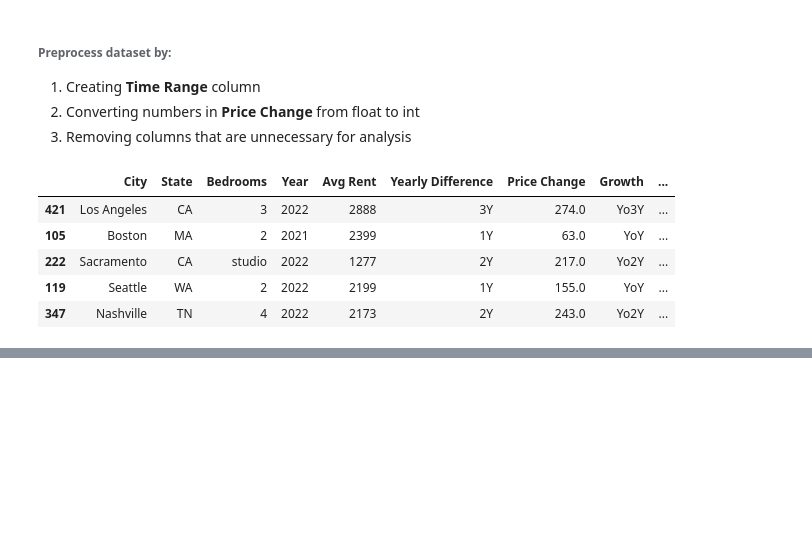
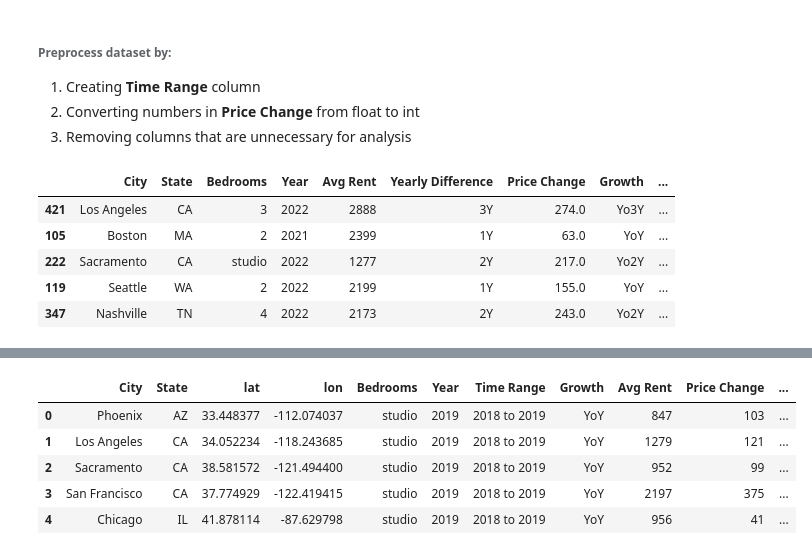
Before and after one commit to Keren-Neeq/DS4A-Team1, a Jupyter notebook: notebooks/hud_preprocessing.ipynb, the cells around one changed output, grey strips where cells are left out. Drawn from its saved outputs; the diff is of its cells as text; code cells hidden in the pictures; blank space fills up the shorter version.

```diff
--- a/notebooks/hud_preprocessing.ipynb
+++ b/notebooks/hud_preprocessing.ipynb
@@ -38,0 +113,4 @@ hud_df.sample(5, random_state=24)
+# %%
+us_cities.reset_index(drop=True, inplace=True)
+# %%
+us_cities = us_cities[["City", "State", "lat", "lon"]]
@@ -203 +279,16 @@ hud_df
+# %%
+hud_df = pd.merge(hud_df, us_cities, on=["City", "State"], how="left")
+# %%
+hud_df = hud_df[["City", "State", "lat", "lon",
+                 "Bedrooms", "Year", "Time Range", "Growth",
+                 "Avg Rent", "Price Change", "Percent Change"]]
+# %%
+hud_df.head()
+# %% [output]
+|  | City | State | lat | lon | Bedrooms | Year | Time Range | Growth | Avg Rent | Price Change | ... |
+| 0 | Phoenix | AZ | 33.448377 | -112.074037 | studio | 2019 | 2018 to 2019 | YoY | 847 | 103 | ... |
+| 1 | Los Angeles | CA | 34.052234 | -118.243685 | studio | 2019 | 2018 to 2019 | YoY | 1279 | 121 | ... |
+| 2 | Sacramento | CA | 38.581572 | -121.494400 | studio | 2019 | 2018 to 2019 | YoY | 952 | 99 | ... |
+| 3 | San Francisco | CA | 37.774929 | -122.419415 | studio | 2019 | 2018 to 2019 | YoY | 2197 | 375 | ... |
+| 4 | Chicago | IL | 41.878114 | -87.629798 | studio | 2019 | 2018 to 2019 | YoY | 956 | 41 | ... |
 # %%
```
Also changed, not shown: parts of 14 cells of this notebook, 2 other files.
